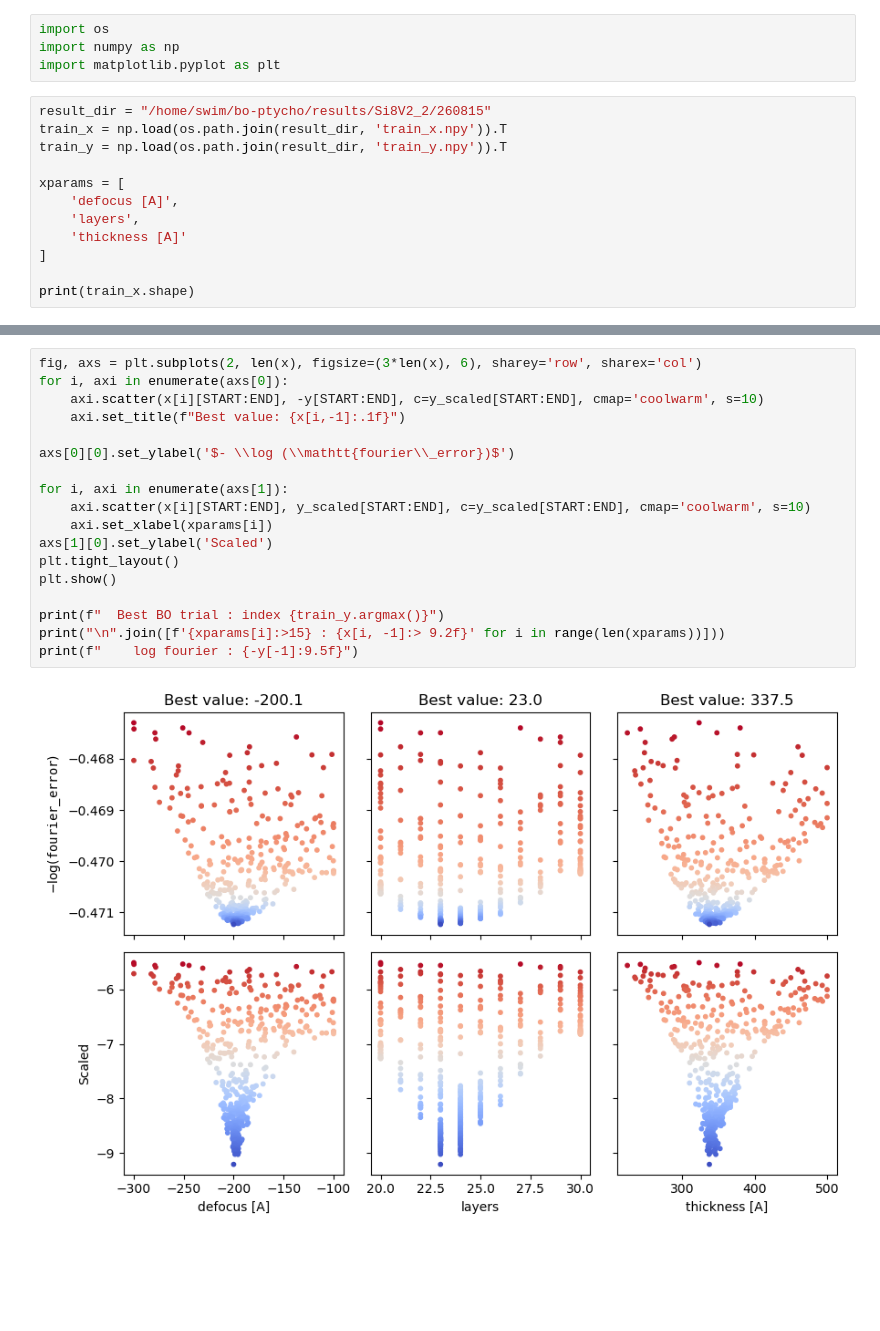
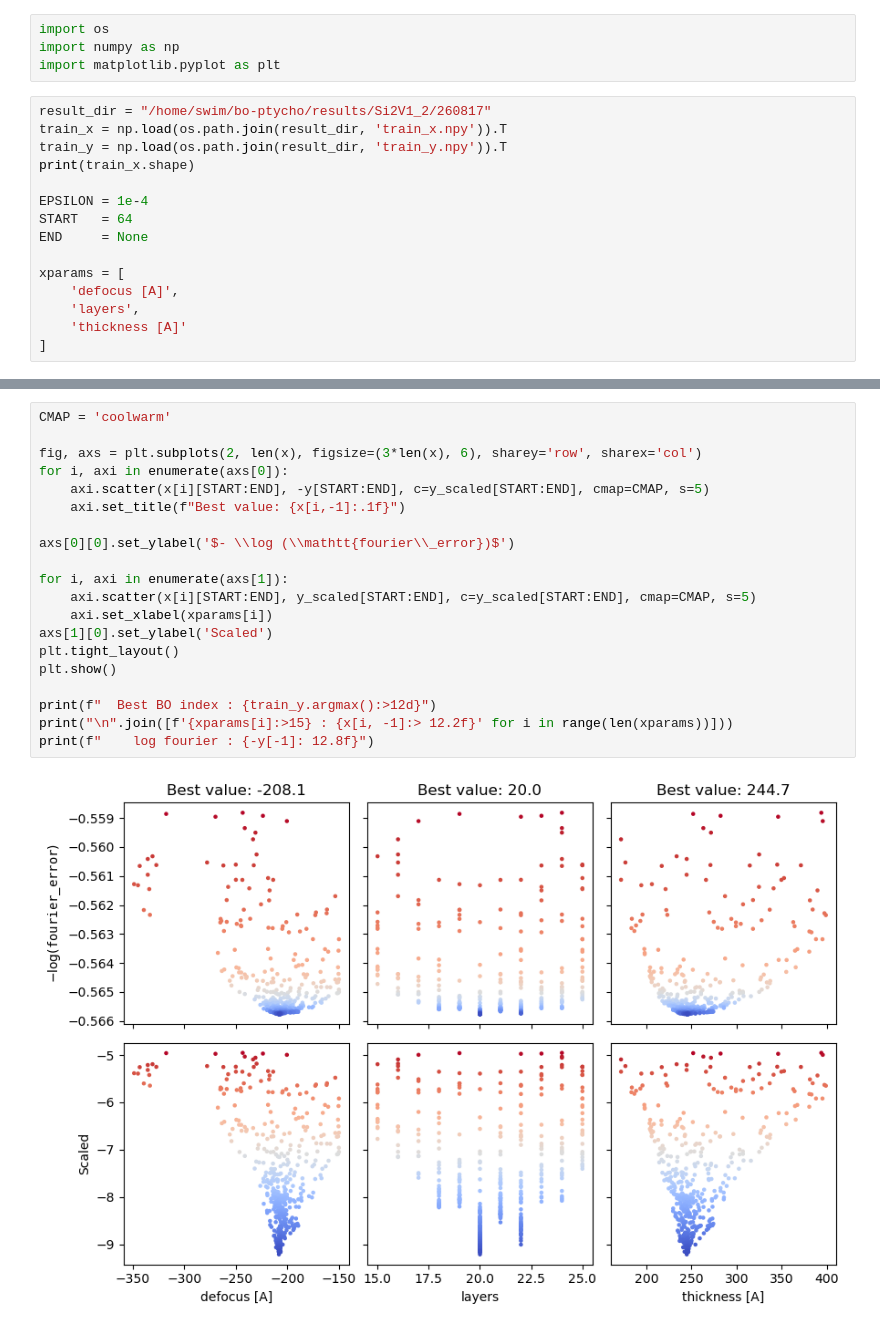
Before and after one commit to c-sooyoung/lemon-sandbox, a Jupyter notebook: bo-hyperparameter-plotting/260320.ipynb, the cells around one changed output, grey strips where cells are left out. Saved outputs shown, nothing was run; the diff lists cells and outputs as text; blank space fills up the shorter version.

Commit message:
update bo plots

```diff
--- a/bo-hyperparameter-plotting/260320.ipynb
+++ b/bo-hyperparameter-plotting/260320.ipynb
@@ -3,15 +3,18 @@ import os
 import numpy as np
 import matplotlib.pyplot as plt
 # %%
-result_dir = "/home/swim/bo-ptycho/results/Si8V2_2/260815"
+result_dir = "/home/swim/bo-ptycho/results/Si2V1_2/260817"
 train_x = np.load(os.path.join(result_dir, 'train_x.npy')).T
 train_y = np.load(os.path.join(result_dir, 'train_y.npy')).T
+print(train_x.shape)
+
+EPSILON = 1e-4
+START   = 64
+END     = None
 
 xparams = [
     'defocus [A]',
     'layers',
     'thickness [A]'
 ]
-
-print(train_x.shape)
 # %% [output]
@@ -46,20 +45,22 @@ plt.show()
 # %%
+CMAP = 'coolwarm'
+
 fig, axs = plt.subplots(2, len(x), figsize=(3*len(x), 6), sharey='row', sharex='col')
 for i, axi in enumerate(axs[0]):
-    axi.scatter(x[i][START:END], -y[START:END], c=y_scaled[START:END], cmap='coolwarm', s=10)
+    axi.scatter(x[i][START:END], -y[START:END], c=y_scaled[START:END], cmap=CMAP, s=5)
     axi.set_title(f"Best value: {x[i,-1]:.1f}")
 
 axs[0][0].set_ylabel('$- \\log (\\mathtt{fourier\\_error})$')
 
 for i, axi in enumerate(axs[1]):
-    axi.scatter(x[i][START:END], y_scaled[START:END], c=y_scaled[START:END], cmap='coolwarm', s=10)
+    axi.scatter(x[i][START:END], y_scaled[START:END], c=y_scaled[START:END], cmap=CMAP, s=5)
     axi.set_xlabel(xparams[i])
 axs[1][0].set_ylabel('Scaled')
 plt.tight_layout()
 plt.show()
 
-print(f"  Best BO trial : index {train_y.argmax()}")
-print("\n".join([f'{xparams[i]:>15} : {x[i, -1]:> 9.2f}' for i in range(len(xparams))]))
-print(f"    log fourier : {-y[-1]:9.5f}")
+print(f"  Best BO index : {train_y.argmax():>12d}")
+print("\n".join([f'{xparams[i]:>15} : {x[i, -1]:> 12.2f}' for i in range(len(xparams))]))
+print(f"    log fourier : {-y[-1]: 12.8f}")
 # %% [output]
-[figure, old version]
+[figure, new version]
```
Also changed, not shown: parts of 4 cells of this notebook.
